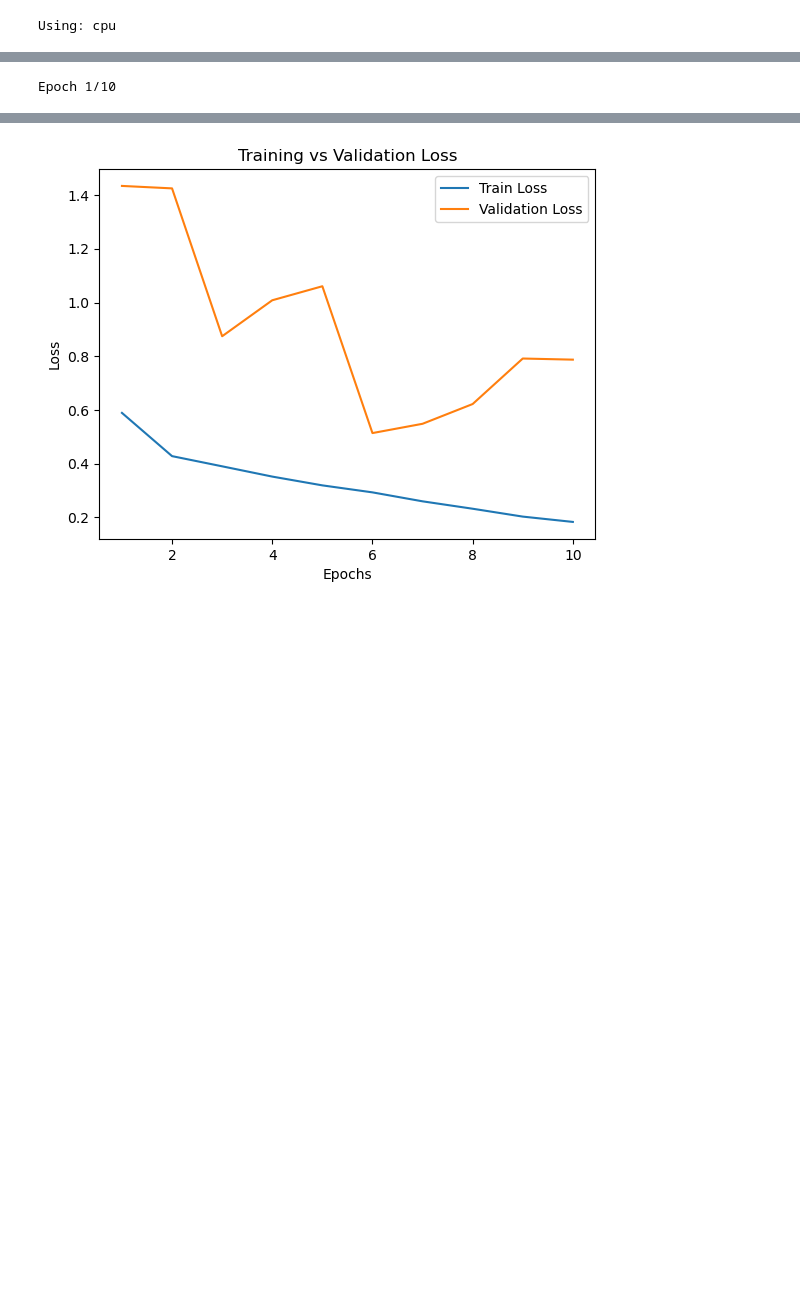
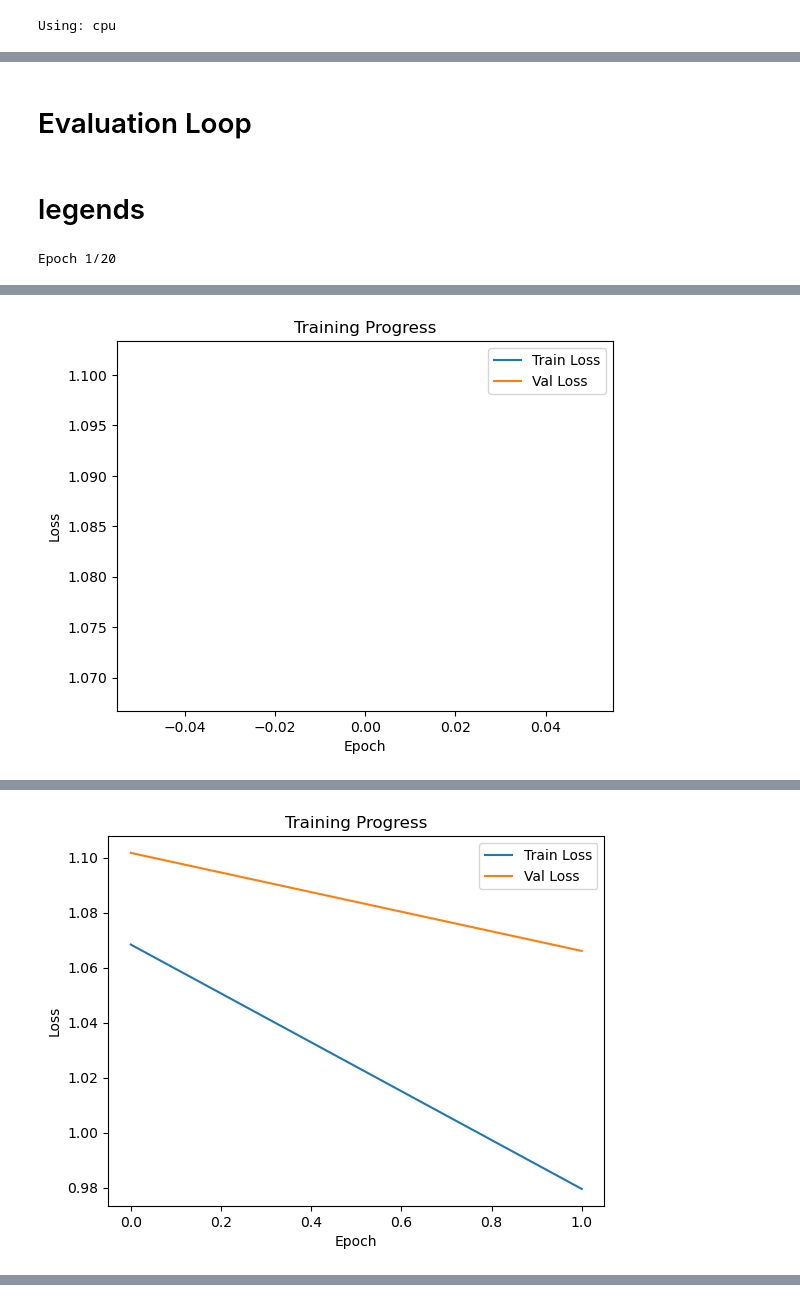
Before and after one commit to NoorAfaqi/zoidberg, a Jupyter notebook: Resnet50_Training.ipynb, the cells around one changed output, grey strips where cells are left out. Cells and saved outputs as stored; diff of their text form; code cells hidden in the pictures; blank space fills up the shorter version.

```diff
--- a/Resnet50_Training.ipynb
+++ b/Resnet50_Training.ipynb
@@ -76,0 +90,13 @@ optimizer = optim.Adam(model.parameters(), lr=1e-4)
+# %%
+for param in model.parameters():
+    param.requires_grad = False
+
+for param in model.fc.parameters():
+    param.requires_grad = True
+# %%
+from collections import Counter
+
+counts = Counter(prep.train_dataset.targets)
+total = sum(counts.values())
+class_weights = [total / counts[i] for i in range(len(counts))]
+class_weights = torch.tensor(class_weights, dtype=torch.float).to(device)
@@ -109,10 +167,10 @@ def train_one_epoch(model, loader, optimizer, criterion):
     return total_loss / len(loader), correct / total
+# %% [markdown]
+# Evaluation Loop
 # %%
 def evaluate(model, loader, criterion):
     model.eval()
-    total_loss = 0
-    correct = 0
-    total = 0
+    total_loss, correct, total = 0, 0, 0
 
     with torch.no_grad():
         for images, labels in loader:
@@ -128,33 +186,68 @@ def evaluate(model, loader, criterion):
             total += labels.size(0)
 
     return total_loss / len(loader), correct / total
+# %% [markdown]
+# legends
 # %%
-EPOCHS = 10
+plt.ion()
 
 for epoch in range(EPOCHS):
     print(f"\nEpoch {epoch+1}/{EPOCHS}")
 
+    # 🔥 UNFREEZE BACKBONE
+    if epoch == FREEZE_EPOCHS:
+        print("🚀 Unfreezing backbone...")
+        for param in model.layer3.parameters():
+            param.requires_grad = True
+        for param in model.layer4.parameters():
+            param.requires_grad = True
+
+        optimizer = optim.Adam(
+            filter(lambda p: p.requires_grad, model.parameters()),
+            lr=5e-6, weight_decay=1e-3
+        )
+        scheduler = optim.lr_scheduler.ReduceLROnPlateau(
+            optimizer, mode='min', patience=2, factor=0.3
+        )
+
     train_loss, train_acc = train_one_epoch(model, train_loader, optimizer, criterion)
     val_loss, val_acc = evaluate(model, val_loader, criterion)
 
-    # Store history
     train_losses.append(train_loss)
     val_losses.append(val_loss)
     train_accuracies.append(train_acc)
     val_accuracies.append(val_acc)
 
+    scheduler.step(val_loss)
+
     print(f"Train Loss: {train_loss:.4f} | Train Acc: {train_acc:.4f}")
     print(f"Val   Loss: {val_loss:.4f} | Val   Acc: {val_acc:.4f}")
 
+    # 🔥 EARLY STOPPING
+    if val_loss < best_val_loss:
+        best_val_loss = val_loss
+        epochs_no_improve = 0
+        best_model_weights = copy.deepcopy(model.state_dict())
+        print("✅ Best model updated")
+    else:
+        epochs_no_improve += 1
+        print(f"⚠️ No improvement for {epochs_no_improve} epochs")
 
-# 📊 Plot Loss Curve
-plt.figure()
-plt.plot(range(1, EPOCHS + 1), train_losses, label="Train Loss")
-plt.plot(range(1, EPOCHS + 1), val_losses, label="Validation Loss")
-plt.xlabel("Epochs")
-plt.ylabel("Loss")
-plt.title("Training vs Validation Loss")
-plt.legend()
+    if epochs_no_improve >= PATIENCE:
+        print("🛑 Early stopping triggered")
+        break
+
+    # 📊 LIVE GRAPH
+    plt.clf()
+    plt.plot(train_losses, label="Train Loss")
+    plt.plot(val_losses, label="Val Loss")
+    plt.legend()
+    plt.xlabel("Epoch")
+    plt.ylabel("Loss")
+    plt.title("Training Progress")
+    plt.pause(0.1)
+
+plt.ioff()
 plt.show()
 # %% [output]
-Epoch 1/10
+Epoch 1/20
@@ -164,0 +257 @@ Epoch 2/10
+[figure, new version]
@@ -172,0 +262 @@ Epoch 4/10
+[figure, added]
@@ -199 +274,0 @@ Val   Loss: 0.7873 | Val   Acc: 0.6667
-[figure, old version]
```
Also changed, not shown: parts of 18 cells of this notebook, 4 other files.
